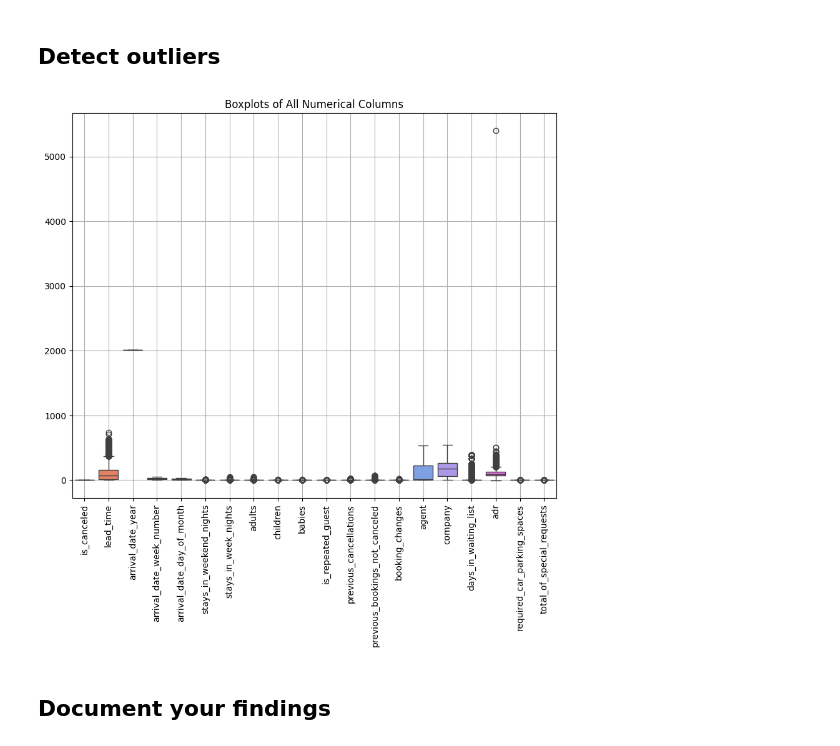
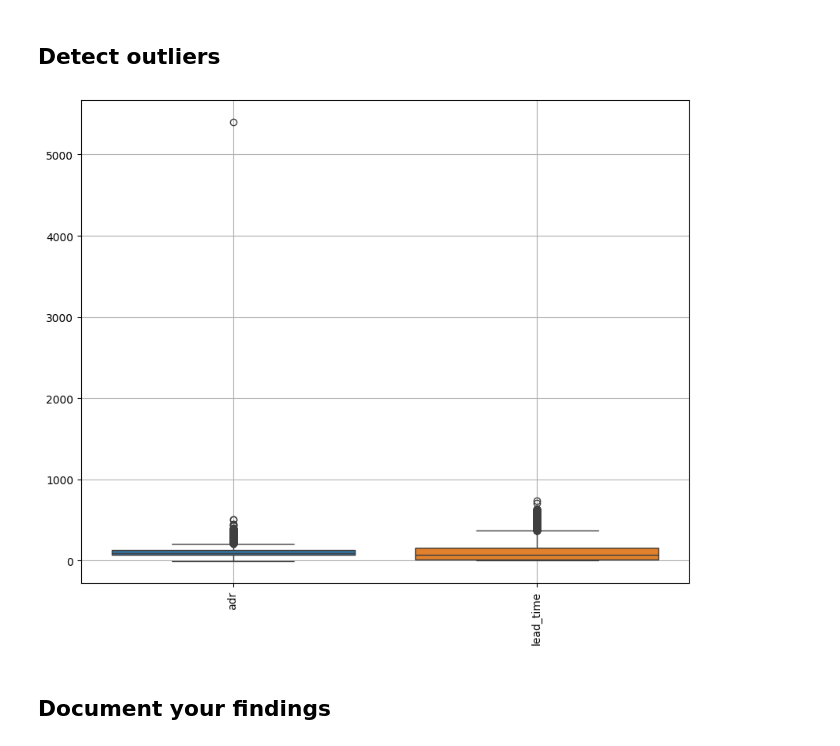
Before and after one commit to Aliaa-osama/gtc-ml-project1-hotel-bookings, a Jupyter notebook: gtc_ml_project1_hotel_bookings.ipynb, the cells around one changed output. Saved outputs shown, nothing was run; the diff lists cells and outputs as text; code cells hidden in the pictures.

```diff
--- a/gtc_ml_project1_hotel_bookings.ipynb
+++ b/gtc_ml_project1_hotel_bookings.ipynb
@@ -110,13 +110,13 @@ plt.show()
 ## Detect outliers
 # %%
 plt.figure(figsize=(10,8))
-sns.boxplot(data=df.select_dtypes(include=['int64','float64']))
+sns.boxplot(data=df[['adr','lead_time']])
 plt.xticks(rotation=90)   # rotate x-axis labels
 plt.grid(True)
-plt.title("Boxplots of All Numerical Columns")
+
 plt.show()
 # %% [output]
-[figure, old version]
+[figure, new version]
 # %% [markdown]
 ## Document your findings
 # %%
```
Also changed, not shown: parts of 13 cells of this notebook, 1 other file.
